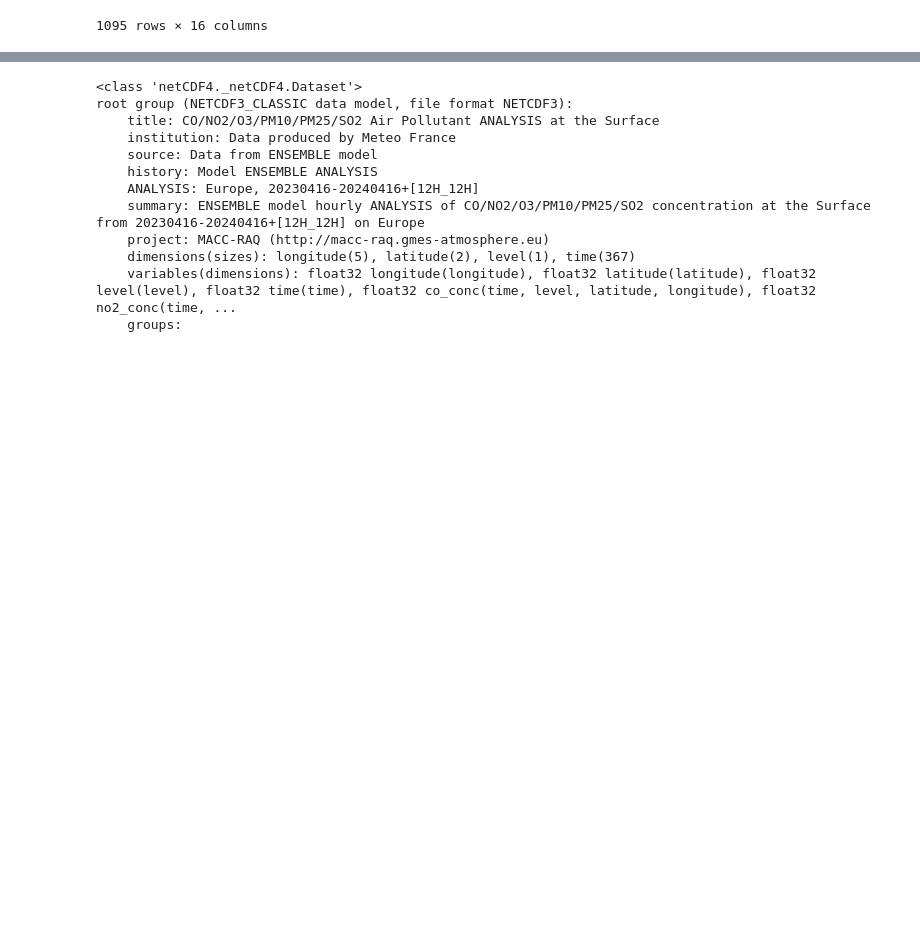
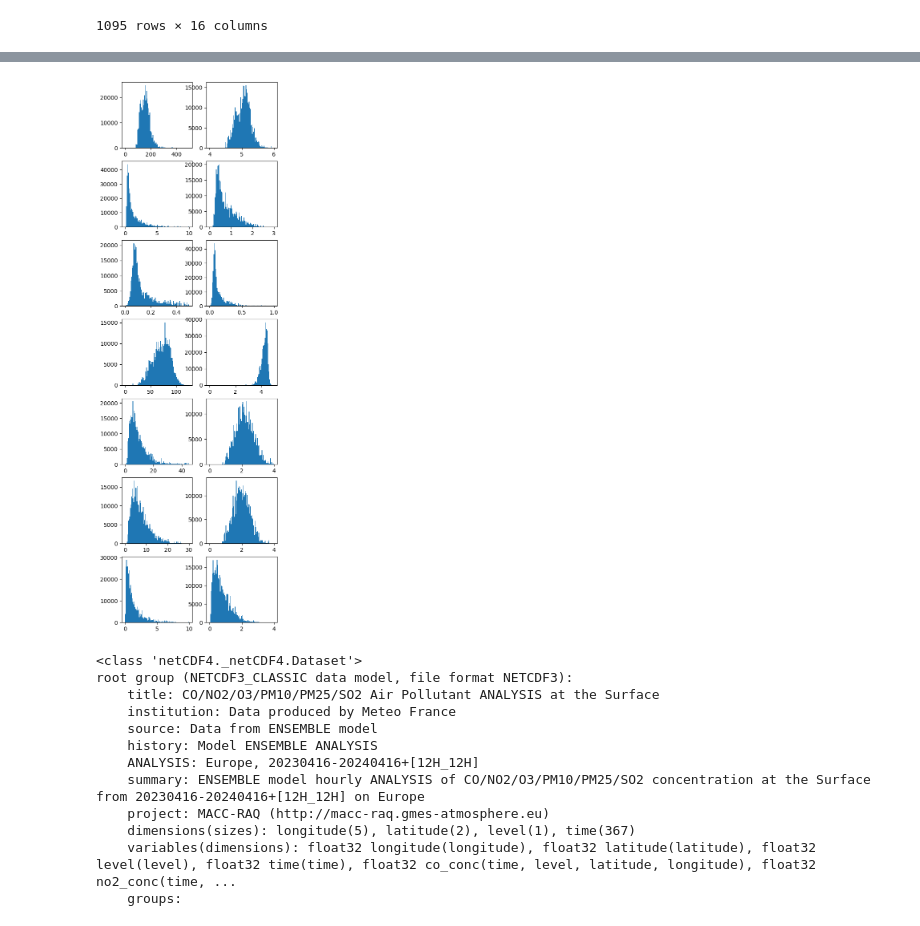
Before and after one commit to ItyTell/Modeling-the-distribution-of-harmful-emissions-in-the-atmosphere, a Jupyter notebook: main.ipynb, the cells around one changed output, grey strips where cells are left out. Saved outputs shown, nothing was run; the diff lists cells and outputs as text; code cells hidden in the pictures; blank space fills up the shorter version.

```diff
--- a/main.ipynb
+++ b/main.ipynb
@@ -224,3 +235,27 @@ plt.hist(np.log(conc), bins=100)
+# %%
+ranges = [
+    [[0, 500], [4, 6]],
+    [[0, 10], [0, 3]],
+    [[0, 0.5], [0, 1]],
+    [[0, 125], [0, 5]],
+    [[0, 45], [0, 4]],
+    [[0, 30], [0, 4]],
+    [[0, 10], [0, 4]]
+]
+# %%
+
+fig, axes = plt.subplots(len(stats), 2, figsize=(5, 2.5 * len(stats)))
+
+i = 0
+for stat in stats.values():
+    ax1, ax2 = axes[i]
+    range1, range2 = ranges[i]
+    i+=1
+    ax1.hist(np.array(stat), bins=100, range = range1)
+    ax2.hist(np.log(1 + stat), bins=100, range = range2)
+plt.show()
+# %% [output]
+[figure, added]
 # %%
 ds = nc.Dataset('data/4/adaptor.cams_regional_fc.retrieve-1716019478.8230424-19030-9-641f1c8d-5acb-4368-ba1f-f0fb747895f2.nc')
 # %%
```
Also changed, not shown: parts of 8 cells of this notebook.
